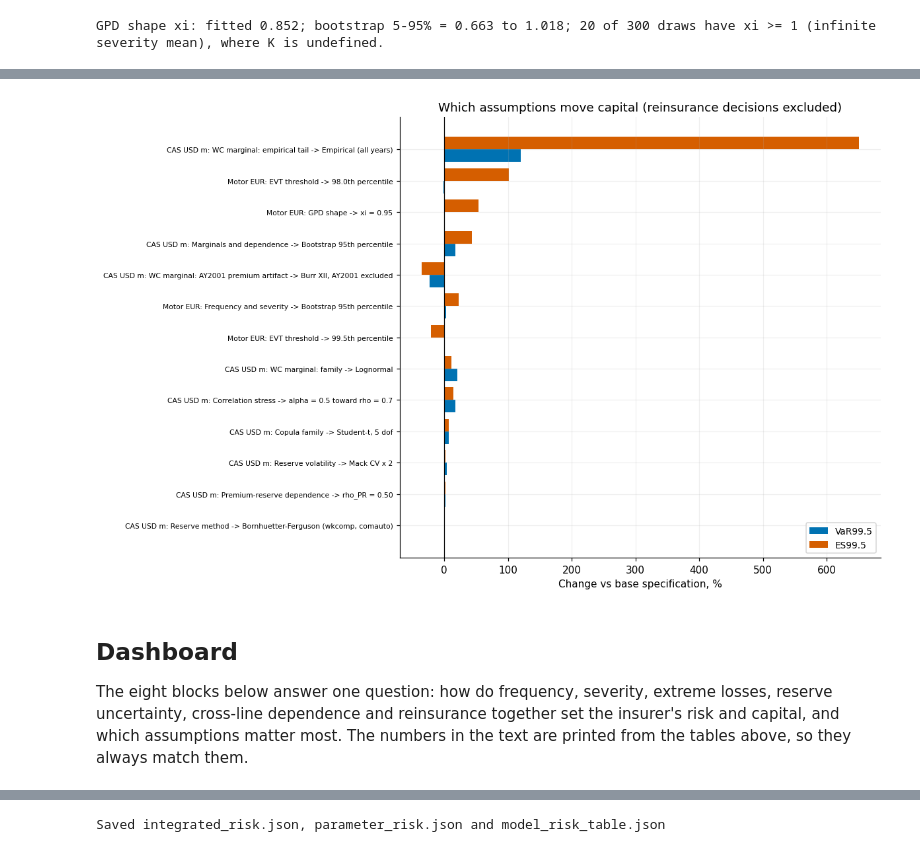
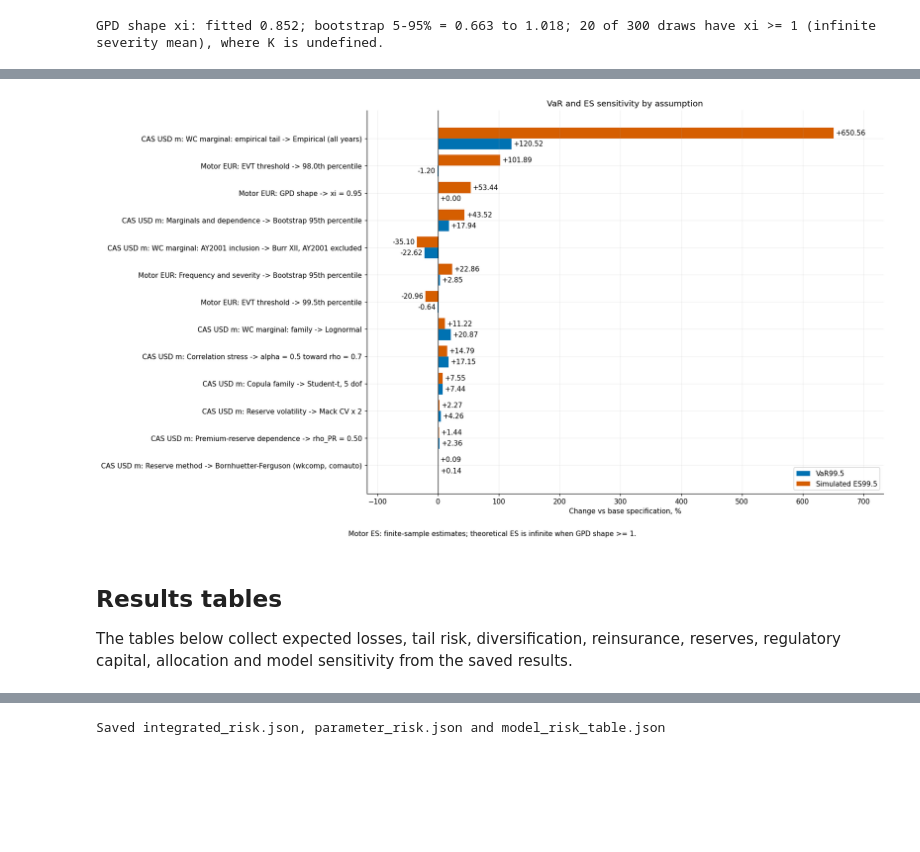
Before and after one commit to jskim-quant/risk-portfolio, a Jupyter notebook: 01_insurance_risk/notebooks/11_results_summary.ipynb, the cells around one changed output, grey strips where cells are left out. Cells and saved outputs as stored; diff of their text form; code cells hidden in the pictures; blank space fills up the shorter version.

```diff
--- a/01_insurance_risk/notebooks/11_results_summary.ipynb
+++ b/01_insurance_risk/notebooks/11_results_summary.ipynb
@@ -178,20 +178,22 @@ for i in range(1, len(waterfall)):
         np.testing.assert_allclose(running, waterfall.value_usd_m[i], rtol=1e-9)
 display(waterfall.round(3))
 
-fig, ax = plt.subplots(figsize=(12, 5.5))
+fig, ax = plt.subplots(figsize=(17, 6))
 level = 0.0
 for i, (name, v, kind) in enumerate(steps):
     v = v / M
     if kind == 'total':
-        ax.bar(i, v, color='C0'); level = v
-        ax.text(i, v + 1, f'{v:,.1f}', ha='center', fontsize=9)
+        ax.bar(i, v, color='0.35'); level = v
+        ax.text(i, v + 1, f'{v:,.1f}', ha='center')
     else:
-        ax.bar(i, v, bottom=level, color='C3' if v > 0 else 'C2')
-        ax.text(i, max(level, level + v) + 1, f'{v:+,.1f}', ha='center', fontsize=9)
+        ax.bar(i, v, bottom=level, color='C3' if v > 0 else 'C0')
+        ax.text(i, max(level, level + v) + 1, f'{v:+,.1f}', ha='center')
         level += v
-ax.set_xticks(range(len(steps))); ax.set_xticklabels([s_[0] for s_ in steps], fontsize=8)
+ax.set_xticks(range(len(steps))); ax.set_xticklabels([s_[0] for s_ in steps])
 ax.set_ylabel('K = VaR99.5 - expected loss, USD millions')
-ax.set_title('Economic risk waterfall (CAS loss-ratio portfolio, USD)')
+ax.set_title('Capital decomposition (CAS, USD)')
+bar_top = max(max(patch.get_y(), patch.get_y() + patch.get_height()) for patch in ax.patches)
+ax.set_ylim(0, bar_top * 1.15)
 plt.tight_layout(); plt.show()
 # %% [output]
 |  | step | value_usd_m | kind |
@@ -384,9 +382,9 @@ rows = [
   row('model specification', 'WC marginal: family', 'CAS USD m', 'Burr XII, Gaussian copula', 'Lognormal', gauss,
       (g('Lognormal', 'Gaussian copula'), g('Lognormal', 'Gaussian copula', 'ES995')), 'USD m',
       'Lognormal has a fatter upper tail than Burr XII for wkcomp, so the AIC-preferred Burr is the less conservative fit.'),
-  row('model specification', 'WC marginal: AY2001 premium artifact', 'CAS USD m', 'Burr XII, all years', 'Burr XII, AY2001 excluded', gauss,
+  row('model specification', 'WC marginal: AY2001 inclusion', 'CAS USD m', 'Burr XII, all years', 'Burr XII, AY2001 excluded', gauss,
       (g('Burr XII, AY2001 excluded', 'Gaussian copula'), g('Burr XII, AY2001 excluded', 'Gaussian copula', 'ES995')), 'USD m',
-      'One accident year of suspect premium data drives a large part of the wkcomp tail.'),
+      'AY2001 has unusually low premiums and high loss ratios; the cause is unresolved.'),
   row('model specification', 'WC marginal: empirical tail', 'CAS USD m', 'Burr XII', 'Empirical (all years)', gauss,
       (g('Empirical (all years)', 'Gaussian copula'), g('Empirical (all years)', 'Gaussian copula', 'ES995')), 'USD m',
       'The empirical tail rests on AY2001: all of the 12 largest wkcomp loss ratios are from that year. Not a stable estimate.'),
@@ -394,10 +392,10 @@ rows = [
       'Tail dependence raises the joint tail.'),
   row('model specification', 'Correlation stress', 'CAS USD m', 'Fitted correlation', 'alpha = 0.5 toward rho = 0.7',
       (float(stress.loc[0.0, 'VaR995']), float(stress.loc[0.0, 'ES995'])), (float(stress.loc[0.5, 'VaR995']), float(stress.loc[0.5, 'ES995'])),
-      'USD m', 'Diversification is the assumption that erodes fastest.'),
+      'USD m', 'The assumed correlation stress reduces diversification.'),
   row('model specification', 'Premium-reserve dependence', 'CAS USD m', 'rho_PR = 0', 'rho_PR = 0.50', (ind_row.VaR_total, ind_row.ES_total),
       (str_row.VaR_total, str_row.ES_total), 'USD m',
-      'Reserve risk adds little at any dependence because Mack CVs are a few percent for the large lines.'),
+      'Reserve risk adds little in the tested dependence scenarios; large-line Mack CVs are small.'),
   row('model specification', 'Reserve volatility', 'CAS USD m', 'Mack CV, rho_PR = 0.25', 'Mack CV x 2', ref_pair,
       (alt_cv2['VaR'] / M, alt_cv2['ES'] / M), 'USD m', 'Doubling the reserve CV is a proxy for reserve model risk that Mack does not include.'),
   row('model specification', 'Reserve method', 'CAS USD m', 'Chain-Ladder best estimate', 'Bornhuetter-Ferguson (wkcomp, comauto)',
@@ -406,7 +404,7 @@ rows = [
   row('parameter uncertainty', 'Marginals and dependence', 'CAS USD m', 'Point estimate', 'Bootstrap 95th percentile',
       (base_100k['VaR_integrated'] / M, base_100k['ES_integrated'] / M),
       (float(np.percentile(bs['VaR_integrated'], 95)) / M, float(np.percentile(bs['ES_integrated'], 95)) / M), 'USD m',
-      'Fit uncertainty alone, before any model change.'),
+      'Bootstrap spread with model families fixed and common random numbers.'),
   row('model specification', 'EVT threshold', 'Motor EUR', '99.0th percentile', '98.0th percentile',
       (base_evt.VaR995, base_evt.ES995), (evt_at('threshold 98.0th pct').VaR995, evt_at('threshold 98.0th pct').ES995), 'EUR per policy-year',
       f"xi = {evt_at('threshold 98.0th pct').xi:.2f}, so the fitted severity mean is infinite. VaR is almost unaffected because the 99.5% quantile lies below the threshold; ES moves because it is a tail mean. Single seed: the ES Monte Carlo range alone is {es_range}."),
@@ -415,7 +413,7 @@ rows = [
       f"Only about {int(evt_at('threshold 99.5th pct').exceedances)} exceedances above the threshold. Same Monte Carlo caveat for ES."),
   row('model specification', 'GPD shape', 'Motor EUR', f'xi = {model.xi_gpd:.3f}', 'xi = 0.95', (base_evt.VaR995, base_evt.ES995),
       (evt_at('xi = 0.95 (other parameters as fitted)').VaR995, evt_at('xi = 0.95 (other parameters as fitted)').ES995), 'EUR per policy-year',
-      'VaR does not see the shape; ES does. xi = 1 is the infinite-mean boundary.'),
+      'VaR changes less than ES in this scenario. The mean is infinite for xi >= 1.'),
   row('parameter uncertainty', 'Frequency and severity', 'Motor EUR', 'Point estimate', 'Bootstrap 95th percentile',
       (base_evt.VaR995, base_evt.ES995), (float(np.percentile(mb['VaR'], 95)), float(np.percentile(mb['ES'], 95))), 'EUR per policy-year',
       'Includes Monte Carlo noise. ES is far less stable than VaR.'),
@@ -464,23 +462,27 @@ print(f"Motor ES effects are single-seed. ES 99.5% across 500k-draw replicates r
 Motor ES effects are single-seed. ES 99.5% across 500k-draw replicates ranges 21,111 to 40,162 (5th-95th pct, 71% of the median) and the seed-42 value is 45,792, so motor ES differences of that size c ...
 # %%
 plot = model_risk[model_risk.kind != 'management action'].sort_values('max_abs_impact_pct')
-fig, ax = plt.subplots(figsize=(11, 7))
+fig, ax = plt.subplots(figsize=(16, 9))
 y = np.arange(len(plot)); h = 0.4
-ax.barh(y - h/2, plot['impact_pct'], height=h, color='C0', label='VaR99.5')
-ax.barh(y + h/2, plot['es_impact_pct'], height=h, color='C3', label='ES99.5')
+var_bars = ax.barh(y - h/2, plot['impact_pct'], height=h, color='C0', label='VaR99.5')
+es_bars = ax.barh(y + h/2, plot['es_impact_pct'], height=h, color='C3', label='Simulated ES99.5')
 ax.set_yticks(y)
-ax.set_yticklabels([f"{b}: {a} -> {c}" for a, b, c in zip(plot['assumption'], plot['basis'], plot['alternative'])], fontsize=7)
+ax.set_yticklabels([f"{b}: {a} -> {c}" for a, b, c in zip(plot['assumption'], plot['basis'], plot['alternative'])])
 ax.axvline(0, color='k', lw=0.8)
 ax.set_xlabel('Change vs base specification, %')
-ax.set_title('Which assumptions move capital (reinsurance decisions excluded)')
+ax.set_title('VaR and ES sensitivity by assumption')
 ax.legend()
-plt.tight_layout(); plt.show()
+ax.bar_label(var_bars, fmt='%+.2f', padding=3)
+ax.bar_label(es_bars, fmt='%+.2f', padding=3)
+ax.margins(x=0.12)
+fig.text(0.5, 0.01, 'Motor ES: finite-sample estimates; theoretical ES is infinite when GPD shape >= 1.', ha='center')
+plt.tight_layout(rect=(0, 0.04, 1, 1)); plt.show()
 # %% [output]
-[figure, old version]
+[figure, new version]
 # %% [markdown]
-## Dashboard
+## Results tables
 
-The eight blocks below answer one question: how do frequency, severity, extreme losses, reserve uncertainty, cross-line dependence and reinsurance together set the insurer's risk and capital, and which assumptions matter most. The numbers in the text are printed from the tables above, so they always match them.
+The tables below collect expected losses, tail risk, diversification, reinsurance, reserves, regulatory capital, allocation and model sensitivity from the saved results.
 # %%
 ls = R['loss_summary.json']
 cas_ind = scen.loc['Independence benchmark (notebook 05)']; cas_gauss = scen.loc['Gaussian copula (Spearman -> latent)']
```
Also changed, not shown: parts of 15 cells of this notebook, 32 other files.
